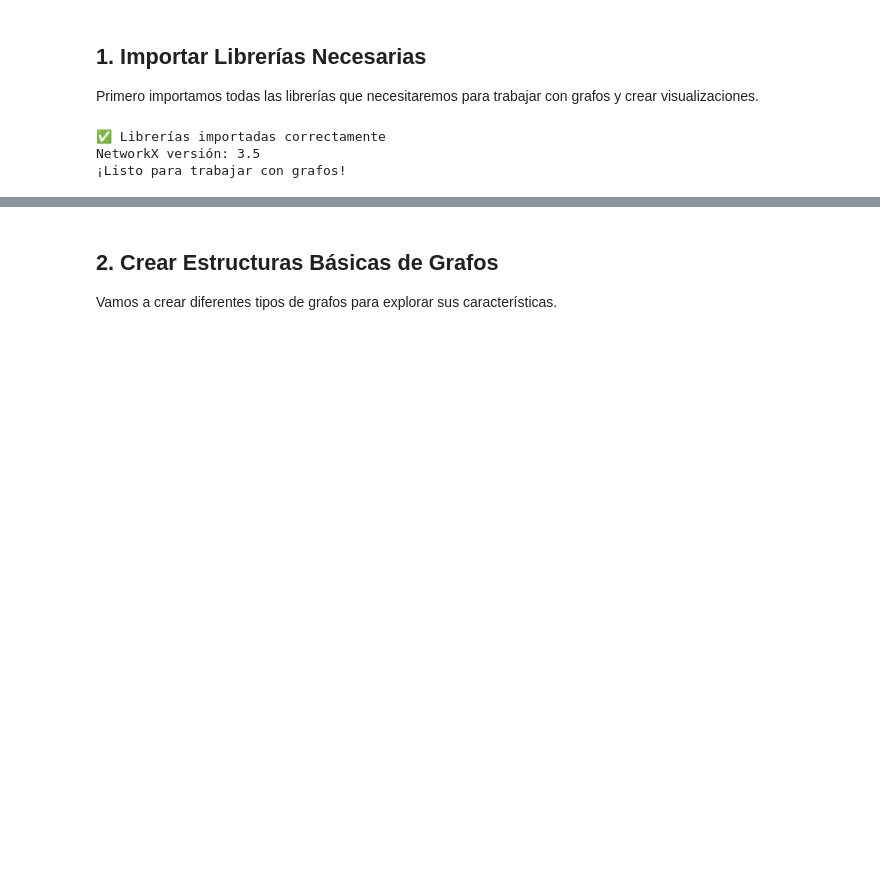
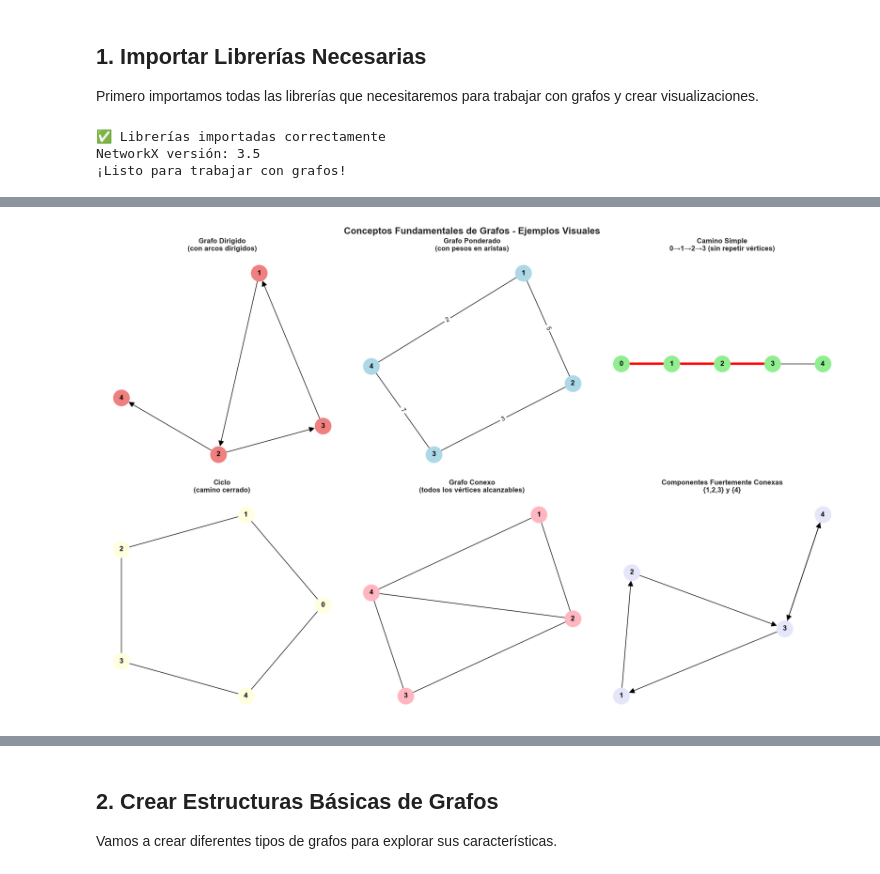
Before and after one commit to GorkyAnge/udla-ia-project, a Jupyter notebook: funcionalidad_grafos.ipynb, the cells around one changed output, grey strips where cells are left out. Drawn from its saved outputs; the diff is of its cells as text; code cells hidden in the pictures; blank space fills up the shorter version.

```diff
--- a/funcionalidad_grafos.ipynb
+++ b/funcionalidad_grafos.ipynb
@@ -39,0 +140,80 @@ NetworkX versión: 3.5
+# %%
+# Ejemplos visuales de los conceptos fundamentales
+print("📚 Creando ejemplos visuales de conceptos fundamentales...\n")
+
+# Crear ejemplos específicos para cada concepto
+fig, axes = plt.subplots(2, 3, figsize=(18, 12))
+fig.suptitle('Conceptos Fundamentales de Grafos - Ejemplos Visuales', fontsize=16, fontweight='bold')
+
+# 1. Grafo Dirigido vs No Dirigido
+ax1 = axes[0,0]
+G_directed_example = nx.DiGraph()
+G_directed_example.add_edges_from([(1, 2), (2, 3), (3, 1), (2, 4)])
+pos_dir = nx.spring_layout(G_directed_example, seed=42)
+nx.draw(G_directed_example, pos_dir, ax=ax1, with_labels=True, node_color='lightcoral',
+        node_size=800, font_size=12, font_weight='bold', arrows=True, arrowsize=20)
+ax1.set_title('Grafo Dirigido\n(con arcos dirigidos)', fontweight='bold')
+
+# 2. Grafo Ponderado
+ax2 = axes[0,1]
+G_weighted_example = nx.Graph()
+weighted_edges_ex = [(1, 2, 5), (2, 3, 3), (3, 4, 7), (1, 4, 2)]
+G_weighted_example.add_weighted_edges_from(weighted_edges_ex)
+pos_weight = nx.spring_layout(G_weighted_example, seed=42)
+nx.draw(G_weighted_example, pos_weight, ax=ax2, with_labels=True, node_color='lightblue',
+        node_size=800, font_size=12, font_weight='bold')
+# Añadir etiquetas de peso
+edge_labels = nx.get_edge_attributes(G_weighted_example, 'weight')
+nx.draw_networkx_edge_labels(G_weighted_example, pos_weight, edge_labels, ax=ax2, font_size=10)
+ax2.set_title('Grafo Ponderado\n(con pesos en aristas)', fontweight='bold')
+
+# 3. Ejemplo de Camino vs Caminata
+ax3 = axes[0,2]
+G_path_example = nx.path_graph(5)
+pos_path = {0: (0, 0), 1: (1, 0), 2: (2, 0), 3: (3, 0), 4: (4, 0)}
+nx.draw(G_path_example, pos_path, ax=ax3, with_labels=True, node_color='lightgreen',
+        node_size=800, font_size=12, font_weight='bold')
+# Resaltar un camino específico
+path_edges = [(0, 1), (1, 2), (2, 3)]
+nx.draw_networkx_edges(G_path_example, pos_path, edgelist=path_edges,
+                      edge_color='red', width=4, ax=ax3)
+ax3.set_title('Camino Simple\n0→1→2→3 (sin repetir vértices)', fontweight='bold')
+
+# 4. Ejemplo de Ciclo
+ax4 = axes[1,0]
+G_cycle = nx.cycle_graph(5)
+pos_cycle = nx.circular_layout(G_cycle)
+nx.draw(G_cycle, pos_cycle, ax=ax4, with_labels=True, node_color='lightyellow',
+        node_size=800, font_size=12, font_weight='bold')
+ax4.set_title('Ciclo\n(camino cerrado)', fontweight='bold')
+
+# 5. Grafo Conexo
+ax5 = axes[1,1]
+G_connected = nx.Graph()
+G_connected.add_edges_from([(1, 2), (2, 3), (3, 4), (4, 1), (2, 4)])
+pos_conn = nx.spring_layout(G_connected, seed=42)
+nx.draw(G_connected, pos_conn, ax=ax5, with_labels=True, node_color='lightpink',
+        node_size=800, font_size=12, font_weight='bold')
+ax5.set_title('Grafo Conexo\n(todos los vértices alcanzables)', fontweight='bold')
+
+# 6. Grafo Fuertemente Conexo
+ax6 = axes[1,2]
+G_strong = nx.DiGraph()
+G_strong.add_edges_from([(1, 2), (2, 3), (3, 1), (3, 4), (4, 3)])
+pos_strong = nx.spring_layout(G_strong, seed=42)
+nx.draw(G_strong, pos_strong, ax=ax6, with_labels=True, node_color='lavender',
+        node_size=800, font_size=12, font_weight='bold', arrows=True, arrowsize=20)
+ax6.set_title('Componentes Fuertemente Conexas\n{1,2,3} y {4}', fontweight='bold')
+
+plt.tight_layout()
+plt.show()
+
+print("✅ Ejemplos visuales creados exitosamente!")
+print("\n📋 Observaciones importantes:")
+print("   🔸 Grafo dirigido: Las flechas indican dirección")
+print("   🔸 Grafo ponderado: Los números en aristas son pesos")
+print("   🔸 Camino simple: Resaltado en rojo, sin repetir vértices")
+print("   🔸 Ciclo: Forma un circuito cerrado")
+print("   🔸 Conexo: Existe camino entre cualquier par de vértices")
+print("   🔸 Fuertemente conexo: En grafos dirigidos, hay caminos bidireccionales")
+# %% [output]
@@ -39,0 +221 @@ NetworkX versión: 3.5
+[figure, added]
```
Also changed, not shown: parts of 40 cells of this notebook.
